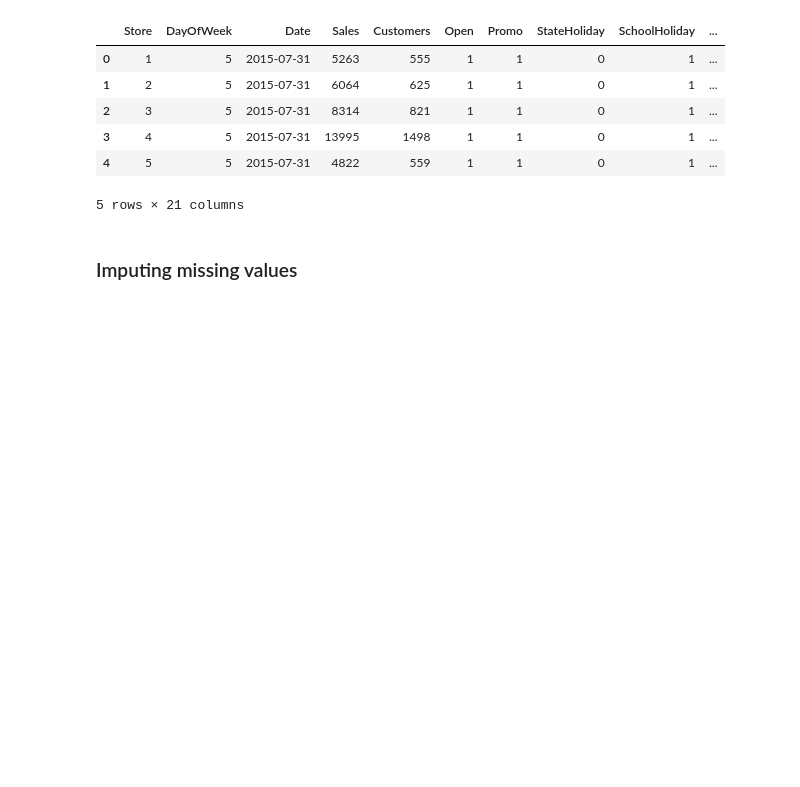
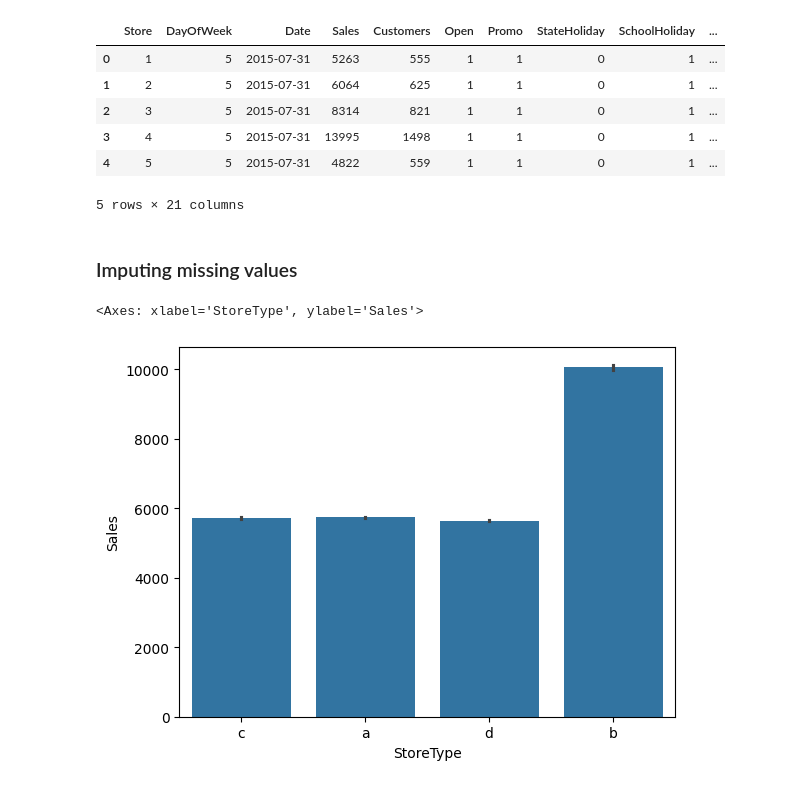
Before and after one commit to DhvanishChodavadiya/Rossmann-Demand-Forecasting, a Jupyter notebook: notebook/EDA.ipynb, the cells around one changed output. Drawn from its saved outputs; the diff is of its cells as text; code cells hidden in the pictures; blank space fills up the shorter version.

```diff
--- a/notebook/EDA.ipynb
+++ b/notebook/EDA.ipynb
@@ -380,3 +395,8 @@ sns.histplot(data=df,x='Promo2OpenSinceMonths',y="Sales",bins=50)
 sns.barplot(data=df,x='IsPromoMonth',y='Sales')
 # %%
 df.info()
+# %%
+sns.barplot(data=df,x='StoreType',y='Sales')
+# %% [output]
+<Axes: xlabel='StoreType', ylabel='Sales'>
+[figure, added]
```
Also changed, not shown: parts of 5 cells of this notebook, 3 other files.
